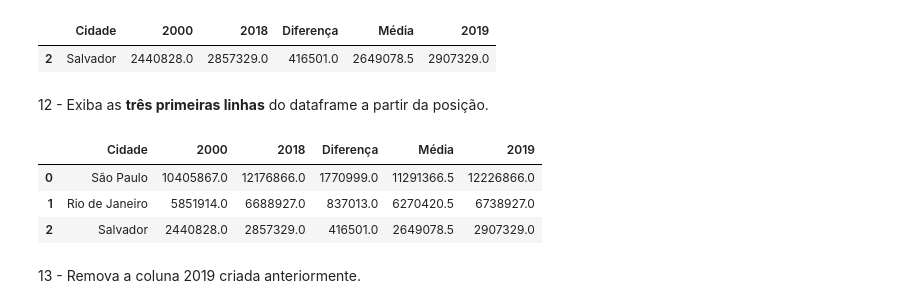
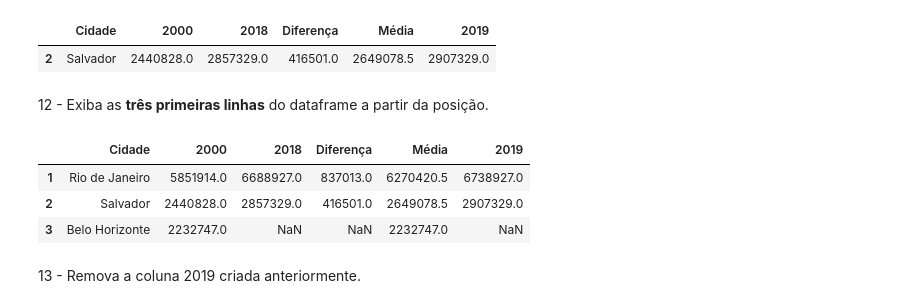
Before and after one commit to ArthurF36/Python_Atv_Pandas, a Jupyter notebook: Notebook/Exercicios_Pandas_Perguntas.ipynb, the cells around one changed output. Cells and saved outputs as stored; diff of their text form; code cells hidden in the pictures.

```diff
--- a/Notebook/Exercicios_Pandas_Perguntas.ipynb
+++ b/Notebook/Exercicios_Pandas_Perguntas.ipynb
@@ -194,12 +194,13 @@ df_eq.iloc[[2]]
 12 - Exiba as **três primeiras linhas** do dataframe a partir da posição.
 # %%
 # Insira a resposta abaixo.
-df_eq.head(3)
+posicao = 1
+df_eq.iloc[posicao:posicao + 3]
 # %% [output]
 |  | Cidade | 2000 | 2018 | Diferença | Média | 2019 |
-| 0 | São Paulo | 10405867.0 | 12176866.0 | 1770999.0 | 11291366.5 | 12226866.0 |
 | 1 | Rio de Janeiro | 5851914.0 | 6688927.0 | 837013.0 | 6270420.5 | 6738927.0 |
 | 2 | Salvador | 2440828.0 | 2857329.0 | 416501.0 | 2649078.5 | 2907329.0 |
+| 3 | Belo Horizonte | 2232747.0 | NaN | NaN | 2232747.0 | NaN |
 # %% [markdown]
 13 - Remova a coluna 2019 criada anteriormente.
 # %%
```
